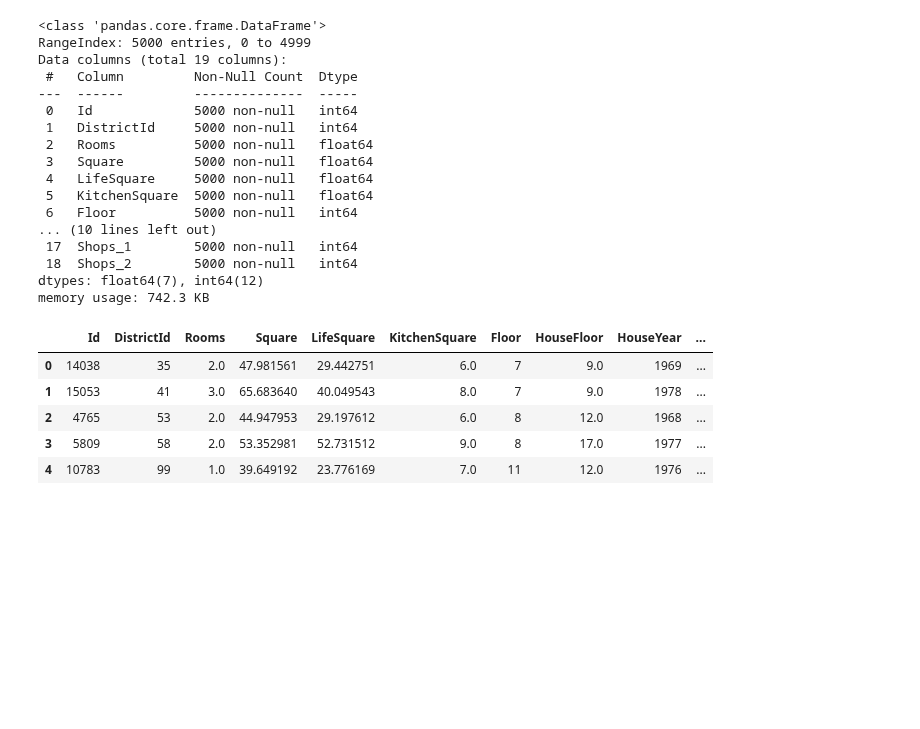
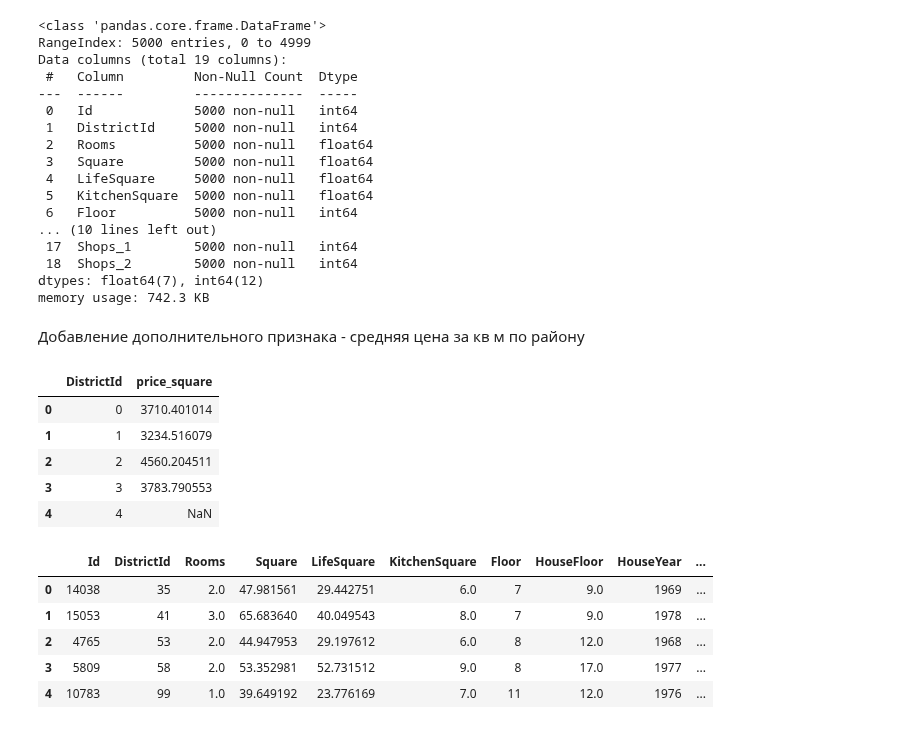
Before and after one commit to sokolenkomikhail/ds-libs_coursework, a Jupyter notebook: coursework.ipynb, the cells around one changed output. Saved outputs shown, nothing was run; the diff lists cells and outputs as text; code cells hidden in the pictures; blank space fills up the shorter version.

```diff
--- a/coursework.ipynb
+++ b/coursework.ipynb
@@ -245,6 +283,8 @@ Data columns (total 19 columns):
  18  Shops_2        5000 non-null   int64
 dtypes: float64(7), int64(12)
 memory usage: 742.3 KB
+# %% [markdown]
+Добавление дополнительного признака - средняя цена за кв м по району
 # %%
 districts = pd.DataFrame({'count': train_df['DistrictId'].value_counts()}).reset_index()
 
@@ -261,4 +303,13 @@ mean_price = train_df[['DistrictId','price_square']].groupby('DistrictId')[['pri
 train_df = train_df.drop('price_square', axis=1)
+# %%
+mean_price.head()
+# %% [output]
+|  | DistrictId | price_square |
+| 0 | 0 | 3710.401014 |
+| 1 | 1 | 3234.516079 |
+| 2 | 2 | 4560.204511 |
+| 3 | 3 | 3783.790553 |
+| 4 | 4 | NaN |
 # %%
 train_df.head()
 # %% [output]
```
Also changed, not shown: parts of 13 cells of this notebook.
